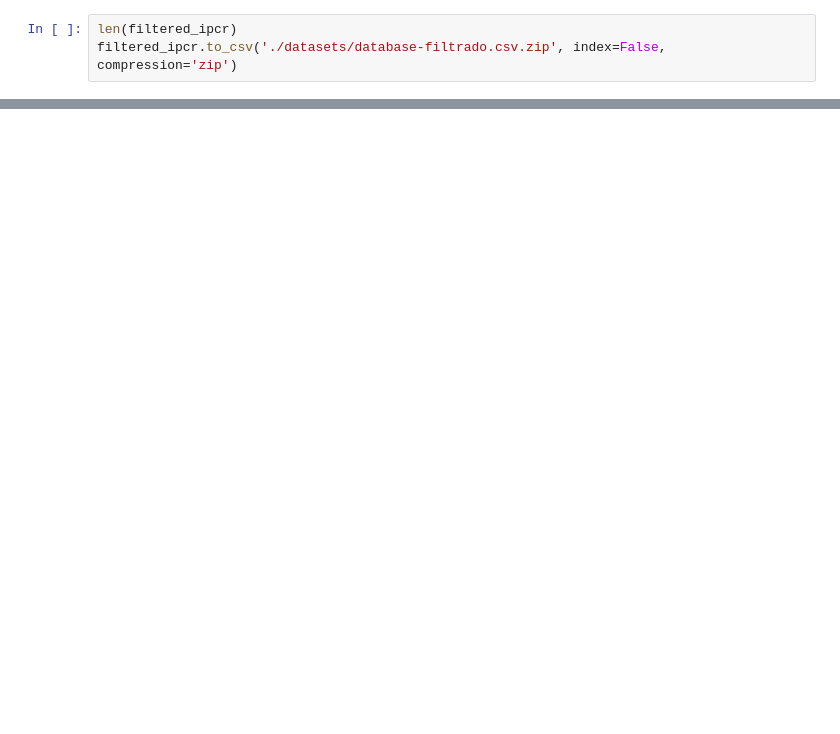
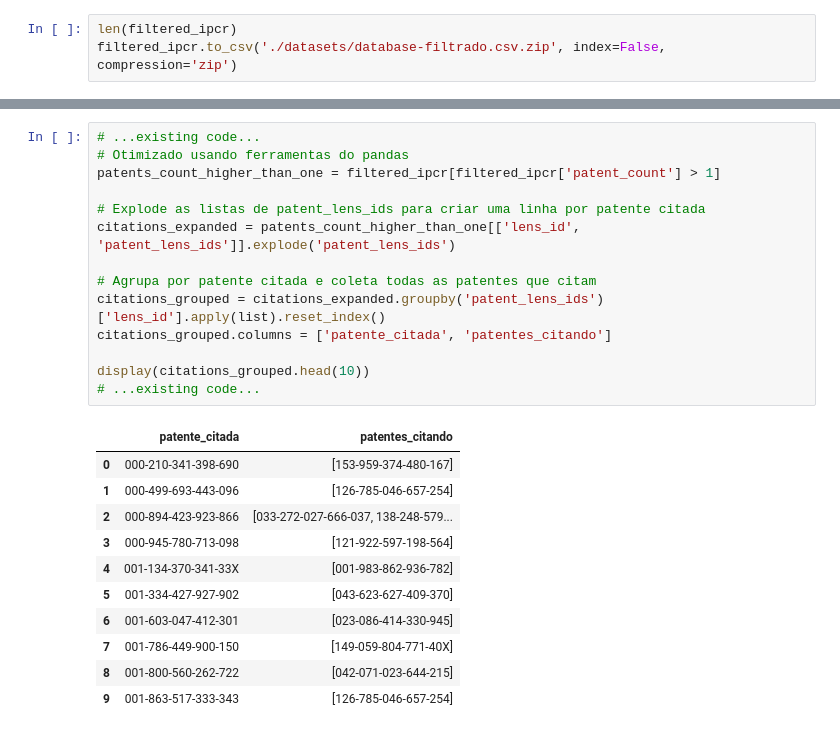
Before and after one commit to devlhm/artigo-rp2, a Jupyter notebook: analise_patentes/analise.ipynb, the cells around one changed output, grey strips where cells are left out. Drawn from its saved outputs; the diff is of its cells as text; blank space fills up the shorter version.

```diff
--- a/analise_patentes/analise.ipynb
+++ b/analise_patentes/analise.ipynb
@@ -685,0 +699,26 @@ filtered_ipcr.to_csv('./datasets/database-filtrado.csv.zip', index=False, compre
+# %%
+# ...existing code...
+# Otimizado usando ferramentas do pandas
+patents_count_higher_than_one = filtered_ipcr[filtered_ipcr['patent_count'] > 1]
+
+# Explode as listas de patent_lens_ids para criar uma linha por patente citada
+citations_expanded = patents_count_higher_than_one[['lens_id', 'patent_lens_ids']].explode('patent_lens_ids')
+
+# Agrupa por patente citada e coleta todas as patentes que citam
+citations_grouped = citations_expanded.groupby('patent_lens_ids')['lens_id'].apply(list).reset_index()
+citations_grouped.columns = ['patente_citada', 'patentes_citando']
+
+display(citations_grouped.head(10))
+# ...existing code...
+# %% [output]
+|  | patente_citada | patentes_citando |
+| 0 | 000-210-341-398-690 | [153-959-374-480-167] |
+| 1 | 000-499-693-443-096 | [126-785-046-657-254] |
+| 2 | 000-894-423-923-866 | [033-272-027-666-037, 138-248-579... |
+| 3 | 000-945-780-713-098 | [121-922-597-198-564] |
+| 4 | 001-134-370-341-33X | [001-983-862-936-782] |
+| 5 | 001-334-427-927-902 | [043-623-627-409-370] |
+| 6 | 001-603-047-412-301 | [023-086-414-330-945] |
+| 7 | 001-786-449-900-150 | [149-059-804-771-40X] |
+| 8 | 001-800-560-262-722 | [042-071-023-644-215] |
+| 9 | 001-863-517-333-343 | [126-785-046-657-254] |
```
Also changed, not shown: parts of 4 cells of this notebook, 3 other files.
